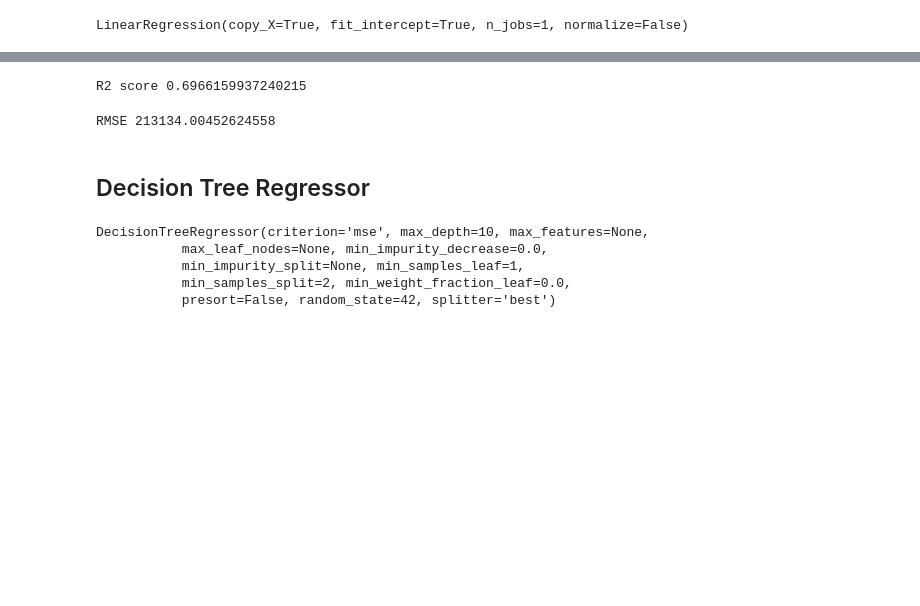
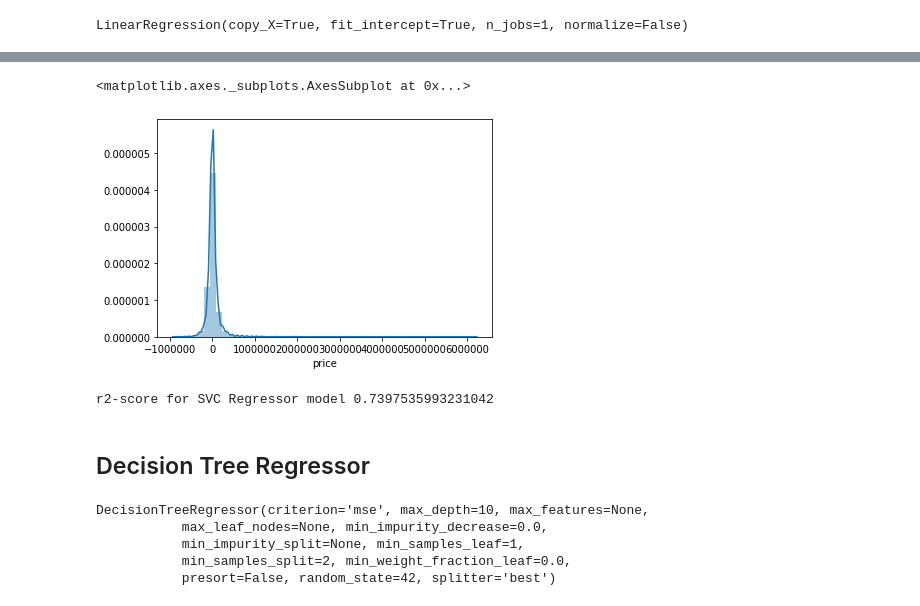
Before and after one commit to Nikitha-nsu/LinearModel_Houseprice, a Jupyter notebook: King_County.ipynb, the cells around one changed output, grey strips where cells are left out. Cells and saved outputs as stored; diff of their text form; code cells hidden in the pictures; blank space fills up the shorter version.

```diff
--- a/King_County.ipynb
+++ b/King_County.ipynb
@@ -155,0 +212,5 @@ Mean Squared error 45426103885.39367
+# %%
+from sklearn.svm import SVR
+svc_regressor = SVR(kernel='rbf')
+# %%
+svc_regressor.fit(X_train,y_train)
@@ -155,0 +235,3 @@ Mean Squared error 45426103885.39367
+# %%
+svc_pred = sc_y.inverse_transform(svc_regressor.predict(X_test))
+svc_pred
@@ -155,0 +241,3 @@ Mean Squared error 45426103885.39367
+# %%
+svc_pred=svc_pred.reshape(len(svc_pred),1)
+svc_pred.shape
@@ -156,11 +267,13 @@ Mean Squared error 45426103885.39367
+# %%
+# Verifying difference in results betweem Actual price and Predicted price
+sns.distplot(y_test-svc_pred,bins=50,axlabel= 'price')
+# %% [output]
+<matplotlib.axes._subplots.AxesSubplot at 0x...>
+[figure, added]
 # %%
-print( 'R2 score', metrics.r2_score(y_test,prediction))
+print('r2-score for SVC Regressor model', metrics.r2_score(y_test,svc_pred))
 # %% [output]
-R2 score 0.6966159937240215
+r2-score for SVC Regressor model 0.7397535993231042
-# %%
-print('RMSE', np.sqrt(metrics.mean_squared_error(y_test,prediction)))
-# %% [output]
-RMSE 213134.00452624558
 # %% [markdown]
 ## Decision Tree Regressor
 # %%
```
Also changed, not shown: parts of 47 cells of this notebook.
